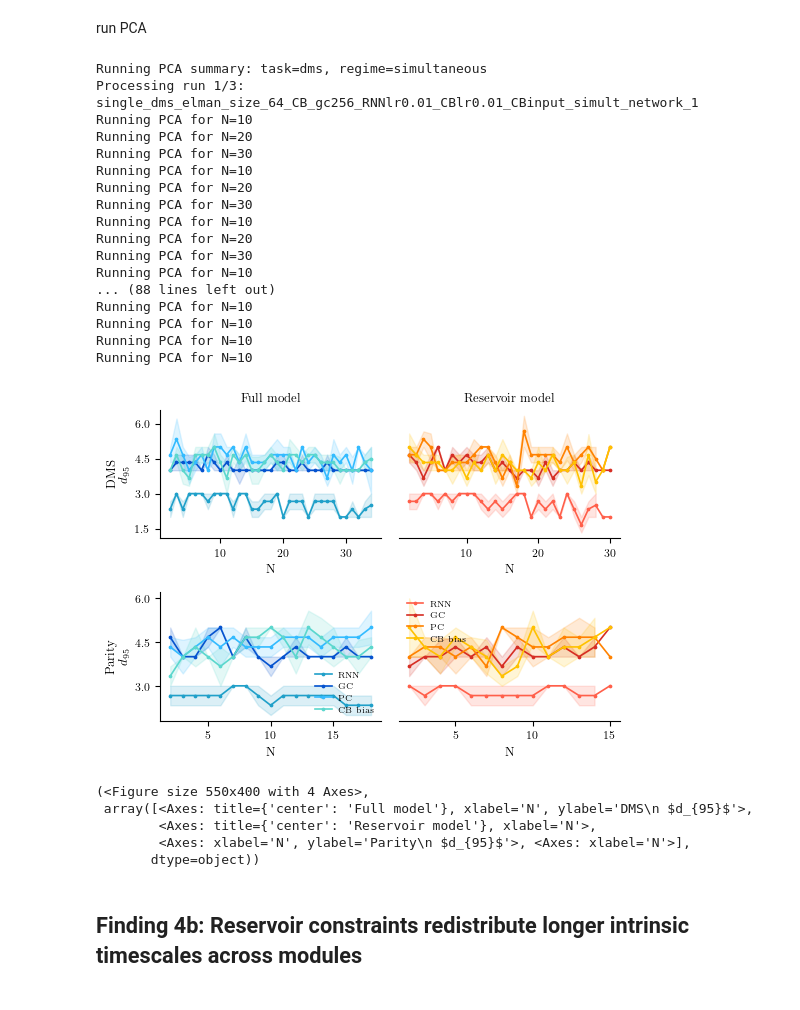
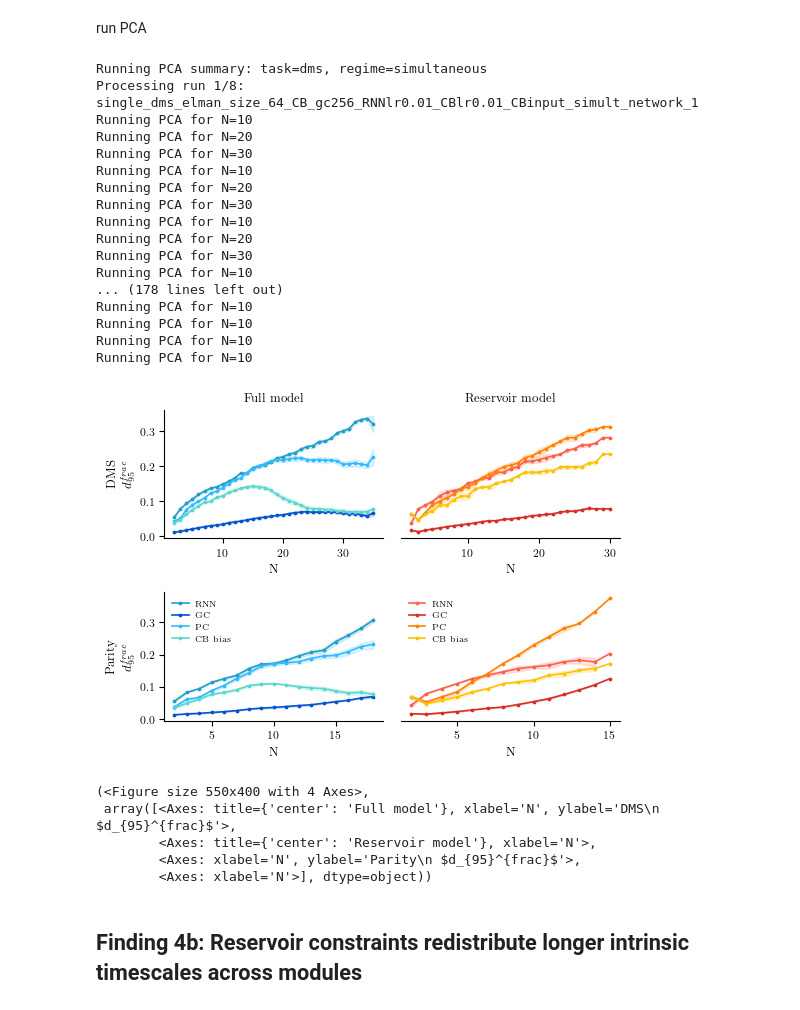
Before and after one commit to AlexVoce/Cortico-cerebellar_RNNs, a Jupyter notebook: final_analysis_figs.ipynb, the cells around one changed output. Saved outputs shown, nothing was run; the diff lists cells and outputs as text; code cells hidden in the pictures.

```diff
--- a/final_analysis_figs.ipynb
+++ b/final_analysis_figs.ipynb
@@ -328,6 +331,8 @@ run PCA
 from pathlib import Path
 import pandas as pd
 import sys
+import re
+import numpy as np
 from tasks.tasks_using import make_batch_mtstyle_dms, make_batch_mtstyle_parity
 from analysis.activity_analysis import summarize_multi_runs_pca_for_multi_keys
 
@@ -339,10 +344,14 @@ COMMON_KWARGS = dict(
     device="cpu",
 )
 
-def make_network_paths(base_dir, pattern, networks=(1, 2, 3)):
+def make_network_paths(base_dir, pattern):
     base_dir = RESULTS_DIR / base_dir
-    return [str(base_dir / pattern.format(i=i)) for i in networks]
-
+    glob_pattern = pattern.format(i="*")
+    matches = sorted(
+        base_dir.glob(glob_pattern),
+        key=lambda p: int(re.search(r"network_(\d+)", p.name).group(1)),
+    )
+    return [str(p) for p in matches]
 
 RUN_GROUPS = {
     ("dms", "simultaneous"): {
@@ -399,7 +408,7 @@ for (task, regime), cfg in RUN_GROUPS.items():
 all_pca_df = pd.concat(results.values(), ignore_index=True)
 # %% [output]
 Running PCA summary: task=dms, regime=simultaneous
-Processing run 1/3: single_dms_elman_size_64_CB_gc256_RNNlr0.01_CBlr0.01_CBinput_simult_network_1
+Processing run 1/8: single_dms_elman_size_64_CB_gc256_RNNlr0.01_CBlr0.01_CBinput_simult_network_1
 Running PCA for N=10
 Running PCA for N=20
 Running PCA for N=30
@@ -410,7 +419,7 @@ Running PCA for N=10
 Running PCA for N=20
 Running PCA for N=30
 Running PCA for N=10
-... (88 lines left out)
+... (178 lines left out)
 Running PCA for N=10
 Running PCA for N=10
 Running PCA for N=10
@@ -418,27 +427,27 @@ Running PCA for N=10
 # %%
 from analysis.activity_analysis import plot_two_tasks_full_vs_reservoir_pca_mean_2x2
 all_df_cb_dms = results[("dms", "simultaneous")]
 all_df_cb_dms_res = results[("dms", "reservoir")]
 all_df_cb_parity = results[("parity", "simultaneous")]
 all_df_cb_parity_res = results[("parity", "reservoir")]
 plot_two_tasks_full_vs_reservoir_pca_mean_2x2(
     df_full_task1=all_df_cb_dms,
     df_res_task1=all_df_cb_dms_res,
     df_full_task2=all_df_cb_parity,
     df_res_task2=all_df_cb_parity_res,
     task1_title="DMS",
     task2_title="Parity",
     fig_height=4,
-    metric="d95",
+    metric="d95_frac",
     save_path=None
 )
 # %% [output]
-[figure, old version]
+[figure, new version]
 (<Figure size 550x400 with 4 Axes>,
- array([<Axes: title={'center': 'Full model'}, xlabel='N', ylabel='DMS\n $d_{95}$'>,
+ array([<Axes: title={'center': 'Full model'}, xlabel='N', ylabel='DMS\n $d_{95}^{frac}$'>,
         <Axes: title={'center': 'Reservoir model'}, xlabel='N'>,
-        <Axes: xlabel='N', ylabel='Parity\n $d_{95}$'>, <Axes: xlabel='N'>],
-       dtype=object))
+        <Axes: xlabel='N', ylabel='Parity\n $d_{95}^{frac}$'>,
+        <Axes: xlabel='N'>], dtype=object))
 # %% [markdown]
 ## Finding 4b: Reservoir constraints redistribute longer intrinsic timescales across modules
 # %%
```
Also changed, not shown: parts of 4 cells of this notebook, 6 other files.
